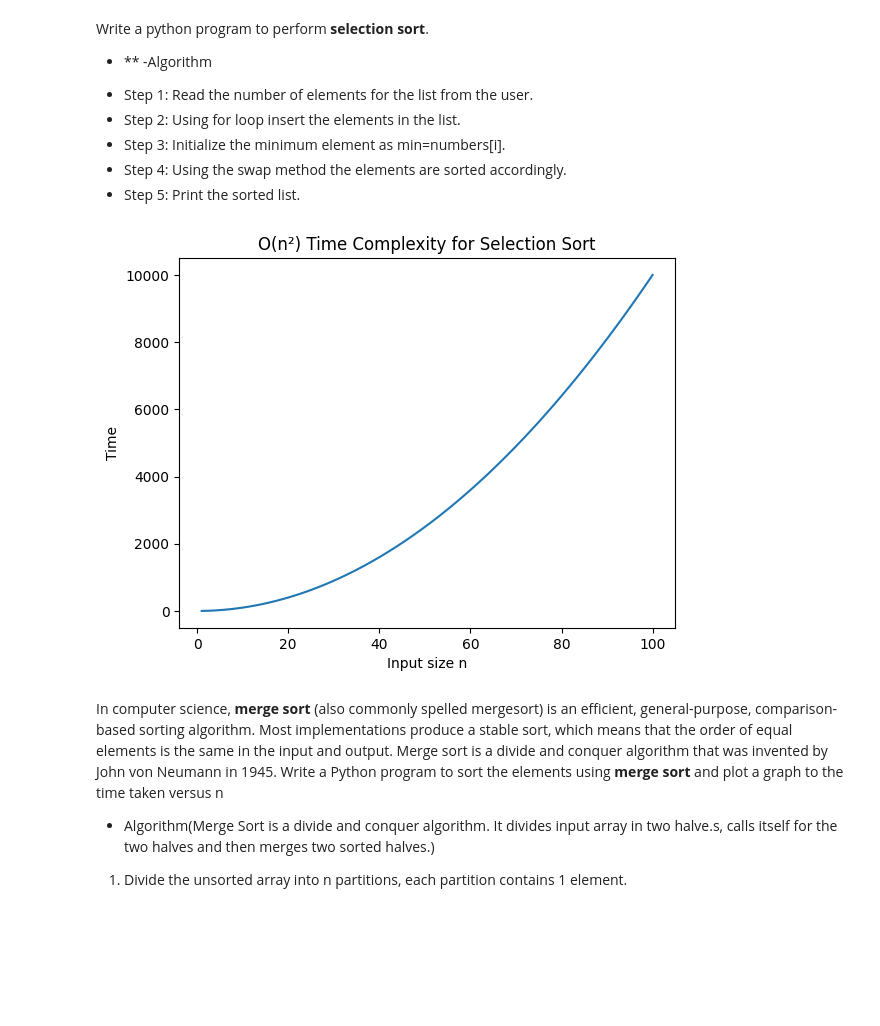
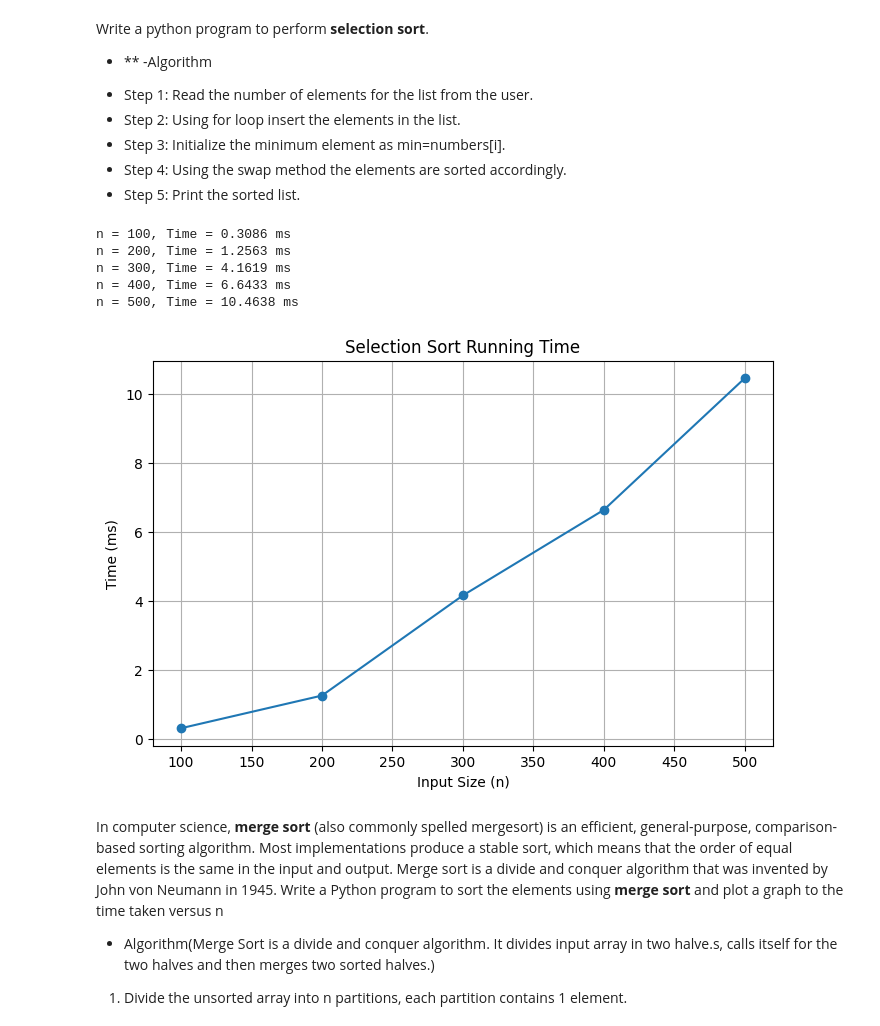
Before and after one commit to komalbharti-debug/Contribution, a Jupyter notebook: Lab_5.ipynb, the cells around one changed output. Cells and saved outputs as stored; diff of their text form; code cells hidden in the pictures; blank space fills up the shorter version.

```diff
--- a/Lab_5.ipynb
+++ b/Lab_5.ipynb
@@ -14,30 +14,60 @@ Write a python program to perform **selection sort**.
 * Step 5: Print the sorted list.
 # %%
 #write code for above cell and compute the running time and also plot graph.
+import random
+import time
 import matplotlib.pyplot as plt
 
+# -----------------------------
+# Selection Sort Function
+# -----------------------------
 def selection_sort(arr):
     n = len(arr)
     for i in range(n):
         min_index = i
         for j in range(i + 1, n):
             if arr[j] < arr[min_index]:
                 min_index = j
         arr[i], arr[min_index] = arr[min_index], arr[i]
-n_values = list(range(1, 101))
-time_values = []
+    return arr
 
-for n in n_values:
-    time_values.append(n * n)   # ~ n^2
 
-plt.figure()
-plt.plot(n_values, time_values)
-plt.xlabel("Input size n")
-plt.ylabel("Time")
-plt.title("O(n²) Time Complexity for Selection Sort")
+# -----------------------------
+# Measure Running Time
+# -----------------------------
+n_list = [100, 200, 300, 400, 500]
+time_list = []
+
+for n in n_list:
+    arr = [random.randint(1, 10000) for _ in range(n)]
+
+    start = time.perf_counter()
+    selection_sort(arr)
+    end = time.perf_counter()
+
+    time_taken = (end - start) * 1000   # convert to milliseconds
+    time_list.append(time_taken)
+
+    print(f"n = {n}, Time = {time_taken:.4f} ms")
+
+
+# -----------------------------
+# Plot Graph
+# -----------------------------
+plt.figure(figsize=(8,5))
+plt.plot(n_list, time_list, marker='o')
+plt.title("Selection Sort Running Time")
+plt.xlabel("Input Size (n)")
+plt.ylabel("Time (ms)")
+plt.grid(True)
 plt.show()
 # %% [output]
+n = 100, Time = 0.3086 ms
+n = 200, Time = 1.2563 ms
+n = 300, Time = 4.1619 ms
+n = 400, Time = 6.6433 ms
+n = 500, Time = 10.4638 ms
-[figure, old version]
+[figure, new version]
 # %% [markdown]
 In computer science, **merge sort** (also commonly spelled mergesort) is an efficient, general-purpose, comparison-based sorting algorithm. Most implementations produce a stable sort, which means that the order of equal elements is the same in the input and output. Merge sort is a divide and conquer algorithm that was invented by John von Neumann in 1945.
 Write a Python program to sort the elements using **merge sort** and plot a graph to the time taken versus n
```
Also changed, not shown: parts of 6 cells of this notebook.
